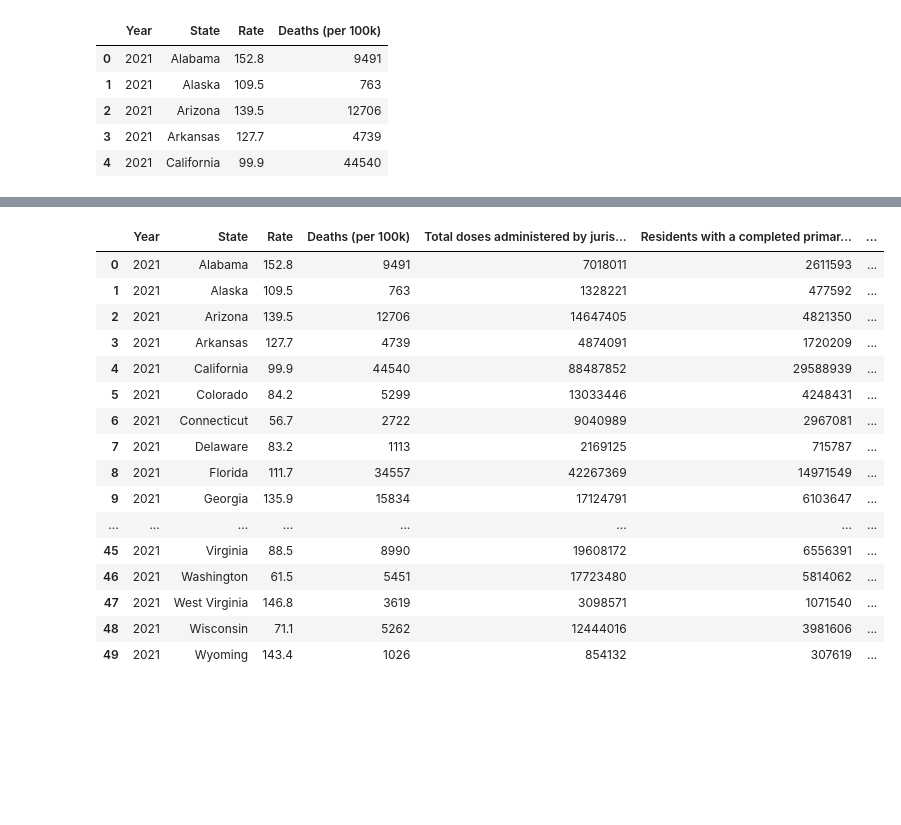
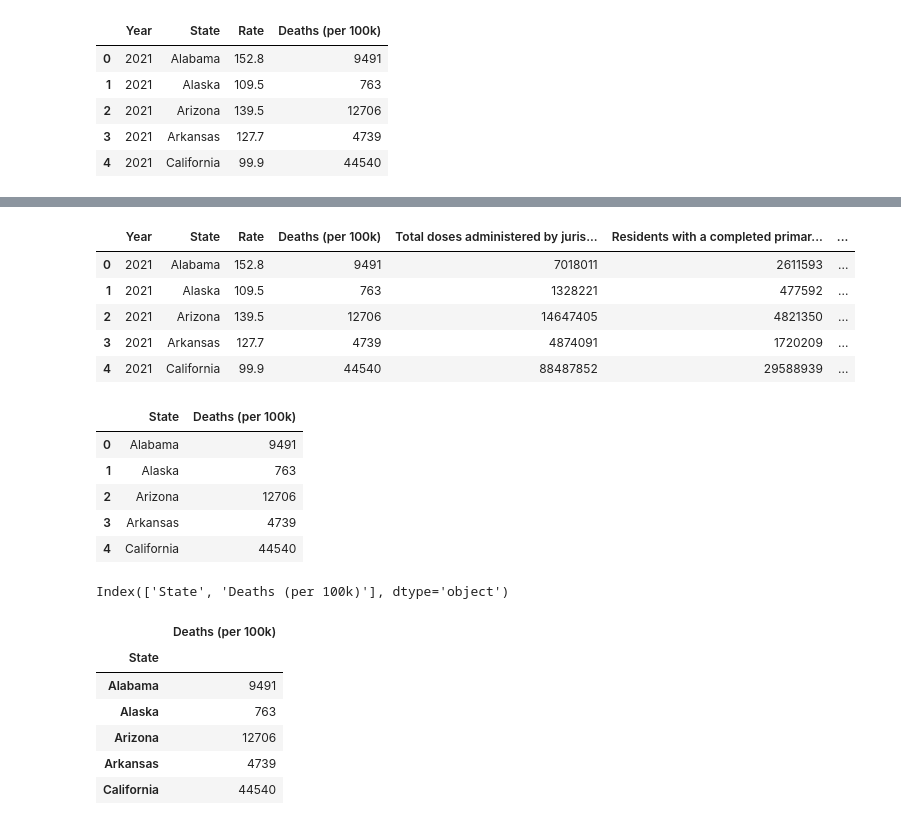
Before and after one commit to imnana18/project1_group07, a Jupyter notebook: datasets/deaths vs. vaccination anaylsis.ipynb, the cells around one changed output, grey strips where cells are left out. Cells and saved outputs as stored; diff of their text form; code cells hidden in the pictures; blank space fills up the shorter version.

```diff
--- a/datasets/deaths vs. vaccination anaylsis.ipynb
+++ b/datasets/deaths vs. vaccination anaylsis.ipynb
@@ -31,23 +31,39 @@ vaccination_df.head()
 | 3 | Arkansas | 4874091 | 1720209 | 57.0 | 1547724 | ... |
 | 4 | American Samoa | 115281 | 42495 | 89.7 | 29952 | ... |
 # %%
+#merging the dataframes
 merged_df = pd.merge(death_rates_df, vaccination_df, on = "State")
-merged_df
+merged_df.head()
 # %% [output]
 |  | Year | State | Rate | Deaths (per 100k) | Total doses administered by juris... | Residents with a completed primar... | ... |
 | 0 | 2021 | Alabama | 152.8 | 9491 | 7018011 | 2611593 | ... |
 | 1 | 2021 | Alaska | 109.5 | 763 | 1328221 | 477592 | ... |
 | 2 | 2021 | Arizona | 139.5 | 12706 | 14647405 | 4821350 | ... |
 | 3 | 2021 | Arkansas | 127.7 | 4739 | 4874091 | 1720209 | ... |
 | 4 | 2021 | California | 99.9 | 44540 | 88487852 | 29588939 | ... |
-| 5 | 2021 | Colorado | 84.2 | 5299 | 13033446 | 4248431 | ... |
-| 6 | 2021 | Connecticut | 56.7 | 2722 | 9040989 | 2967081 | ... |
-| 7 | 2021 | Delaware | 83.2 | 1113 | 2169125 | 715787 | ... |
-| 8 | 2021 | Florida | 111.7 | 34557 | 42267369 | 14971549 | ... |
-| 9 | 2021 | Georgia | 135.9 | 15834 | 17124791 | 6103647 | ... |
-| ... | ... | ... | ... | ... | ... | ... | ... |
-| 45 | 2021 | Virginia | 88.5 | 8990 | 19608172 | 6556391 | ... |
-| 46 | 2021 | Washington | 61.5 | 5451 | 17723480 | 5814062 | ... |
-| 47 | 2021 | West Virginia | 146.8 | 3619 | 3098571 | 1071540 | ... |
-| 48 | 2021 | Wisconsin | 71.1 | 5262 | 12444016 | 3981606 | ... |
-| 49 | 2021 | Wyoming | 143.4 | 1026 | 854132 | 307619 | ... |
+# %%
+state_vs_deaths = merged_df[["State", "Deaths (per 100k)"]]
+state_vs_deaths.head()
+# %% [output]
+|  | State | Deaths (per 100k) |
+| 0 | Alabama | 9491 |
+| 1 | Alaska | 763 |
+| 2 | Arizona | 12706 |
+| 3 | Arkansas | 4739 |
+| 4 | California | 44540 |
+# %%
+print(state_vs_deaths.columns)
+# %% [output]
+Index(['State', 'Deaths (per 100k)'], dtype='object')
+# %%
+state_vs_deaths = state_vs_deaths.set_index("State")
+
+state_vs_deaths.head()
+# %% [output]
+|  | Deaths (per 100k) |
+| State |  |
+| Alabama | 9491 |
+| Alaska | 763 |
+| Arizona | 12706 |
+| Arkansas | 4739 |
+| California | 44540 |
```
Also changed, not shown: parts of 11 cells of this notebook.
